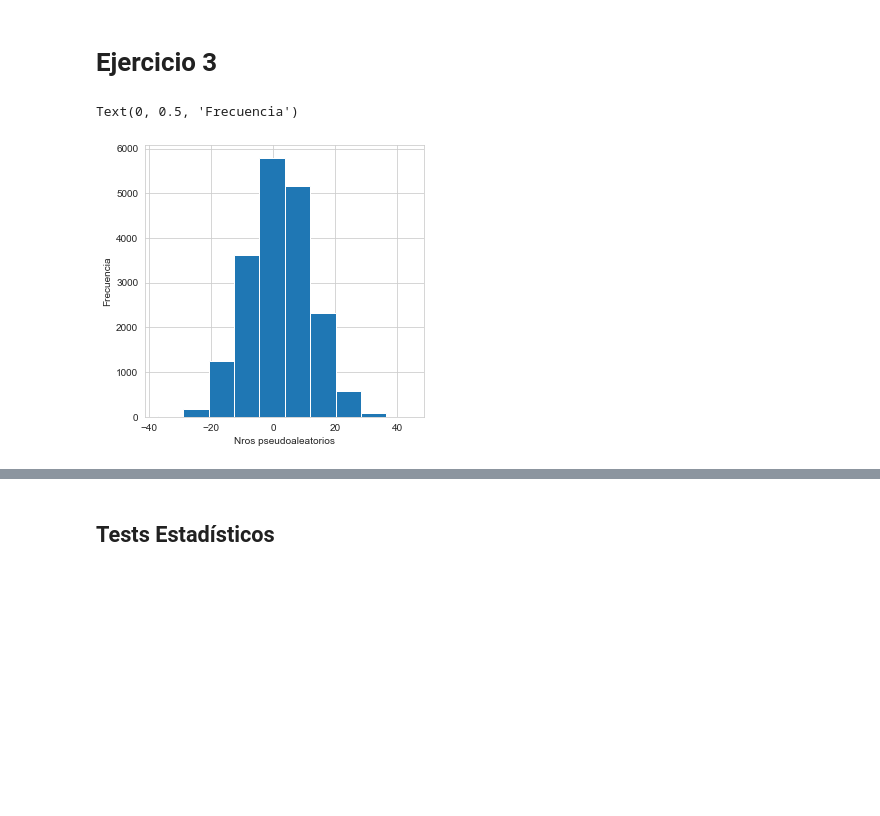
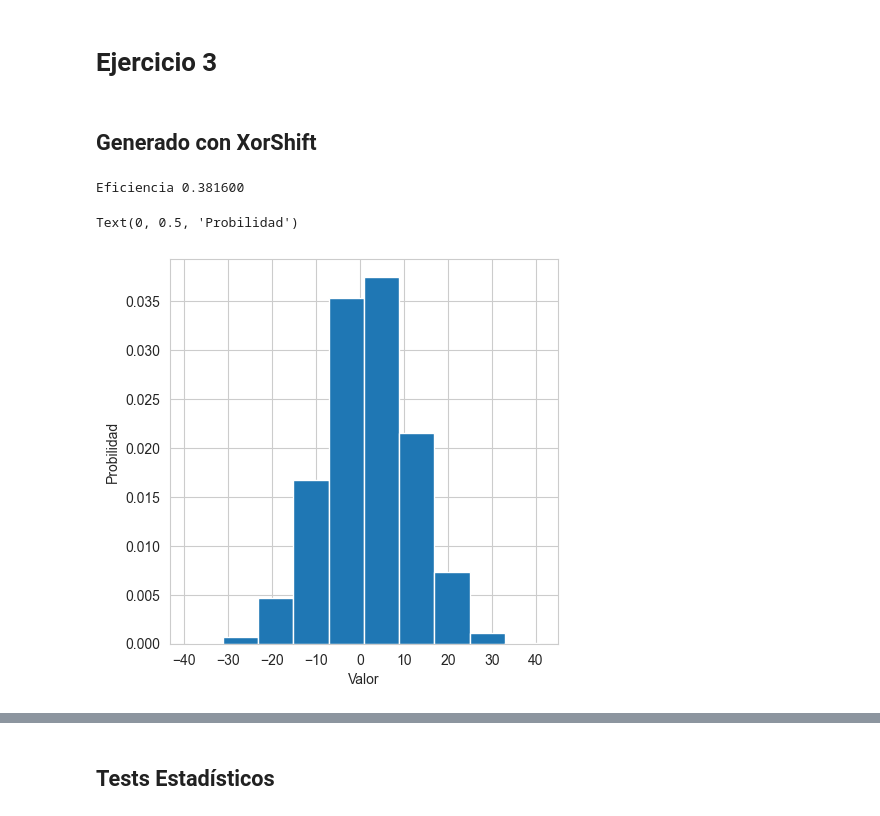
Before and after one commit to AlejandroDaneri/simulacion, a Jupyter notebook: Resolucion.ipynb, the cells around one changed output, grey strips where cells are left out. Cells and saved outputs as stored; diff of their text form; code cells hidden in the pictures; blank space fills up the shorter version.

```diff
--- a/Resolucion.ipynb
+++ b/Resolucion.ipynb
@@ -583,8 +583,8 @@ def exppdf(x, lam=1):
 
 # gennorm genera valores de una normal de media "mu" y desviación "sigma", utilizando un metodo de aceptación rechazo contra una variable Exp(1)
 # ver: pag.9 de https://campusgrado.fi.uba.ar/pluginfile.php/29915/mod_page/content/419/Te%C3%B3rica%204%20Generaci%C3%B3n%20de%20variables%20continuas%20y%20discretas.pdf
-def gennorm(N, mu=0, sigma=1):
-    t = np.array([genexp(generator.uniform_random()) for _ in range(N)])
+def gennorm(generator, N, mu=0, sigma=1):
+    t = np.array([genexp(gen.uniform_random()) for _ in range(N)])
     c = np.sqrt(2 * np.e / np.pi)
 
     # probabilidad de aceptar
@@ -598,17 +598,23 @@ def gennorm(N, mu=0, sigma=1):
             z = np.concatenate((z, [sigma * val + mu]))
 
     return z
+# %% [markdown]
+## Generado con XorShift
 # %%
-# Generamos una muestra de N=10000 y graficamos el histograma
+# Generamos una muestra de N=50000 y graficamos el histograma
 N=50000
+gen = XORShiftGenerator(int(time.time()))
 
 mu = 2.0
 sigma = 10.0
 
-data = gennorm(N, mu, sigma)
-plt.hist(data)
-plt.xlabel("Nros pseudoaleatorios")
-plt.ylabel("Frecuencia")
+data = gennorm(gen, N, mu, sigma)
+
+print("Eficiencia {:f}".format(len(data)/N))
+plt.hist(data, density=True)
+plt.xlabel("Valor")
+plt.ylabel("Probilidad")
 # %% [output]
-Text(0, 0.5, 'Frecuencia')
+Eficiencia 0.381600
+Text(0, 0.5, 'Probilidad')
-[figure, old version]
+[figure, new version]
```
Also changed, not shown: parts of 2 cells of this notebook.
